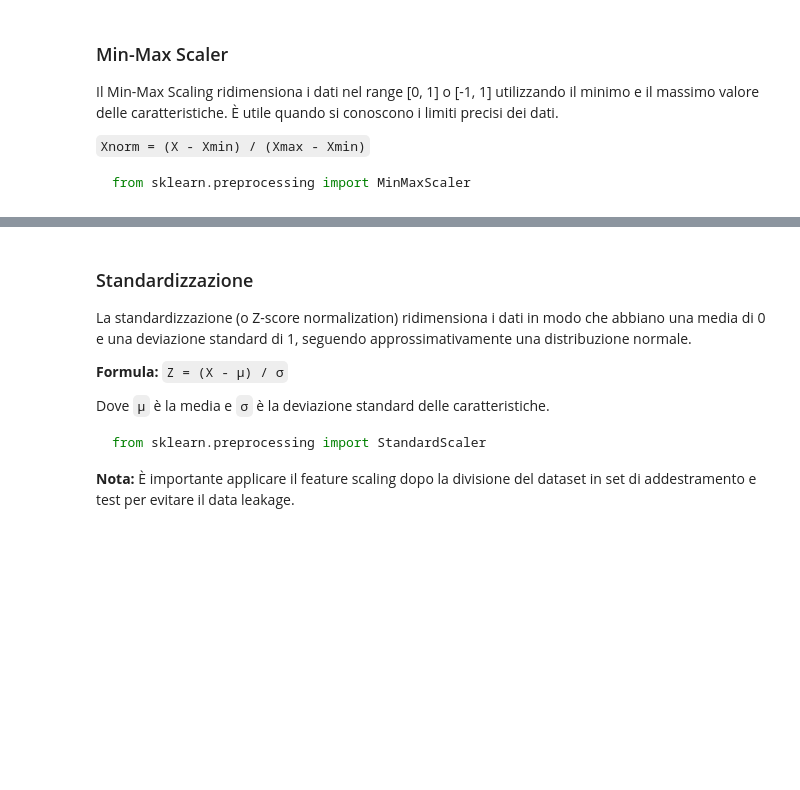
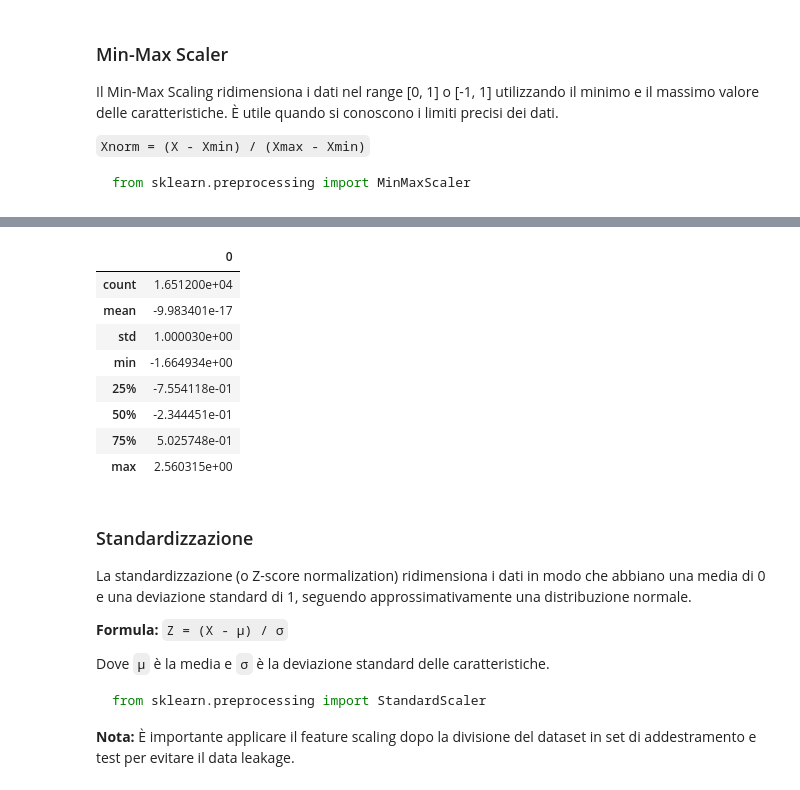
Before and after one commit to Svved/ITS_FirstProject, a Jupyter notebook: Esercizi/CaliforniaHousing.ipynb, the cells around one changed output, grey strips where cells are left out. Cells and saved outputs as stored; diff of their text form; code cells hidden in the pictures; blank space fills up the shorter version.

```diff
--- a/Esercizi/CaliforniaHousing.ipynb
+++ b/Esercizi/CaliforniaHousing.ipynb
@@ -798,3 +856,15 @@ from sklearn.preprocessing import MinMaxScaler
+# %%
+pd.DataFrame(y_train_std_scaled).describe()
+# %% [output]
+|  | 0 |
+| count | 1.651200e+04 |
+| mean | -9.983401e-17 |
+| std | 1.000030e+00 |
+| min | -1.664934e+00 |
+| 25% | -7.554118e-01 |
+| 50% | -2.344451e-01 |
+| 75% | 5.025748e-01 |
+| max | 2.560315e+00 |
 # %% [markdown]
 
 ### Standardizzazione
```
Also changed, not shown: parts of 6 cells of this notebook.
